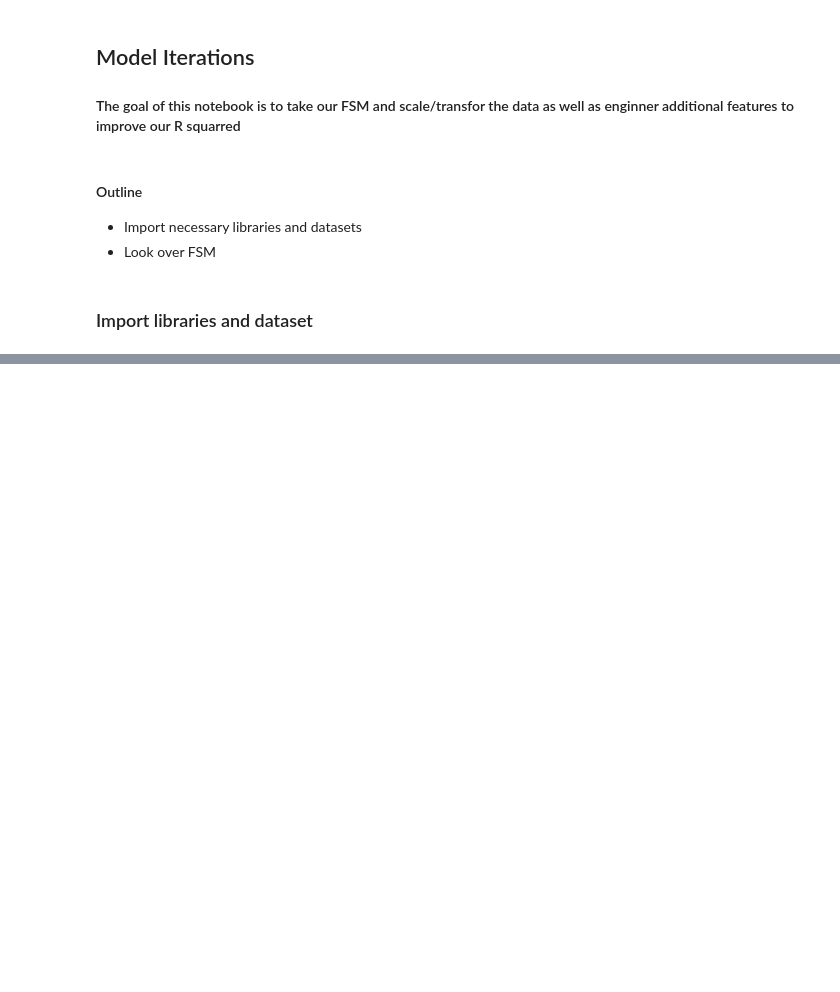
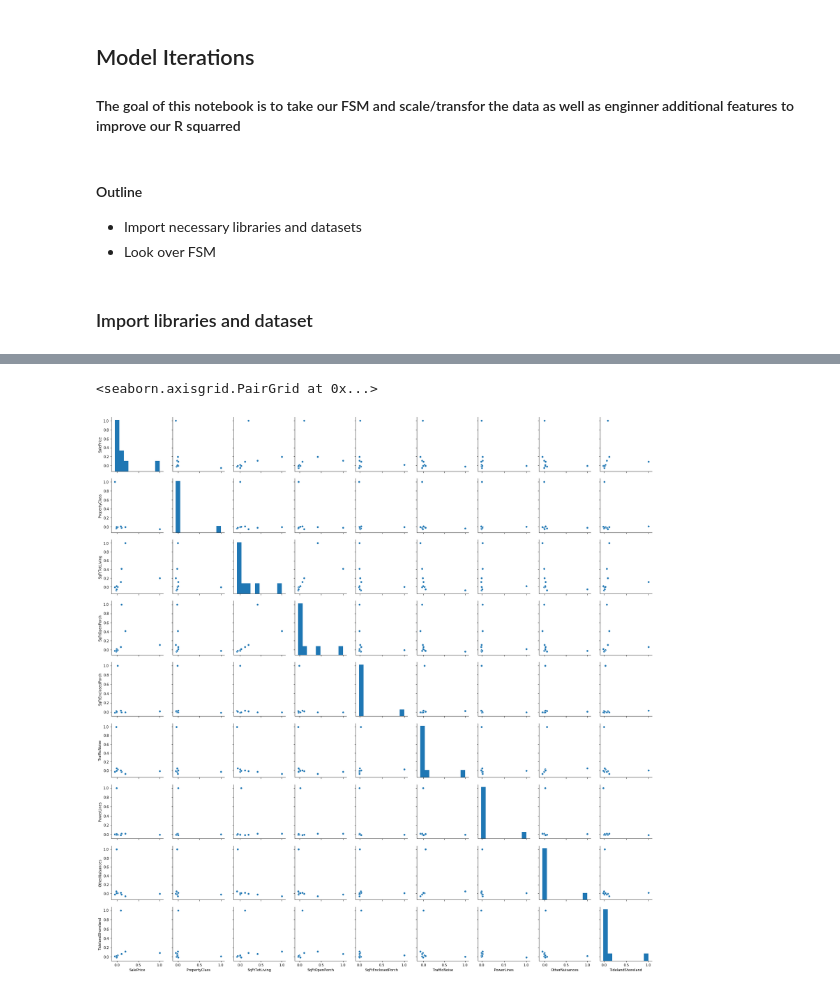
Before and after one commit to KarimOliver/mod_2_flatiron_project, a Jupyter notebook: notebooks/exploratory/jw_iterations.ipynb, the cells around one changed output, grey strips where cells are left out. Drawn from its saved outputs; the diff is of its cells as text; code cells hidden in the pictures; blank space fills up the shorter version.

```diff
--- a/notebooks/exploratory/jw_iterations.ipynb
+++ b/notebooks/exploratory/jw_iterations.ipynb
@@ -43,0 +61,6 @@ df.corr()
+# %%
+correlation_df = df[['SalePrice', 'PropertyClass', 'SqFtTotLiving', 'SqFtOpenPorch', 'SqFtEnclosedPorch', 'TrafficNoise', 'PowerLines', 'OtherNuisances', 'TidelandShoreland']]
+sns.pairplot(correlation_df.corr())
+# %% [output]
+<seaborn.axisgrid.PairGrid at 0x...>
+[figure, added]
```
Also changed, not shown: parts of 26 cells of this notebook.
